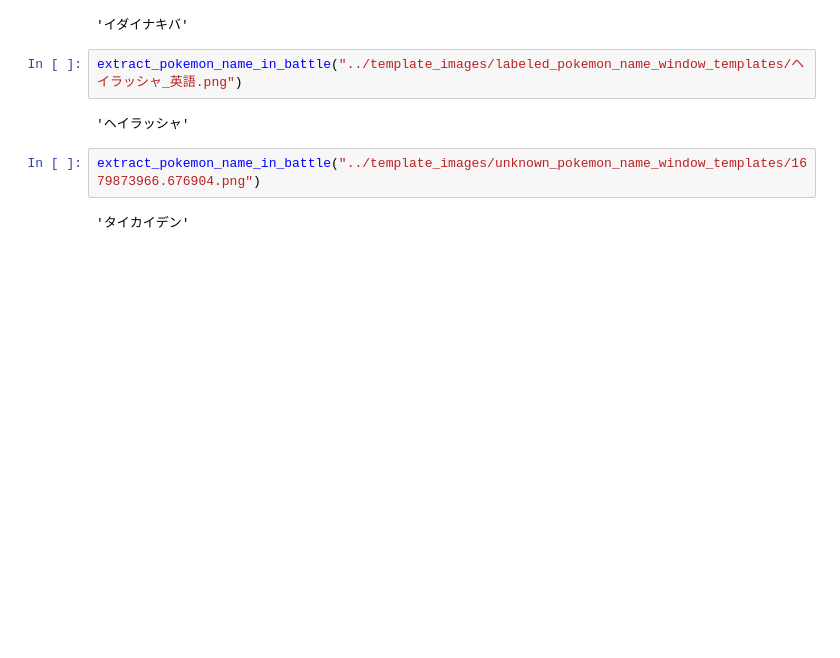
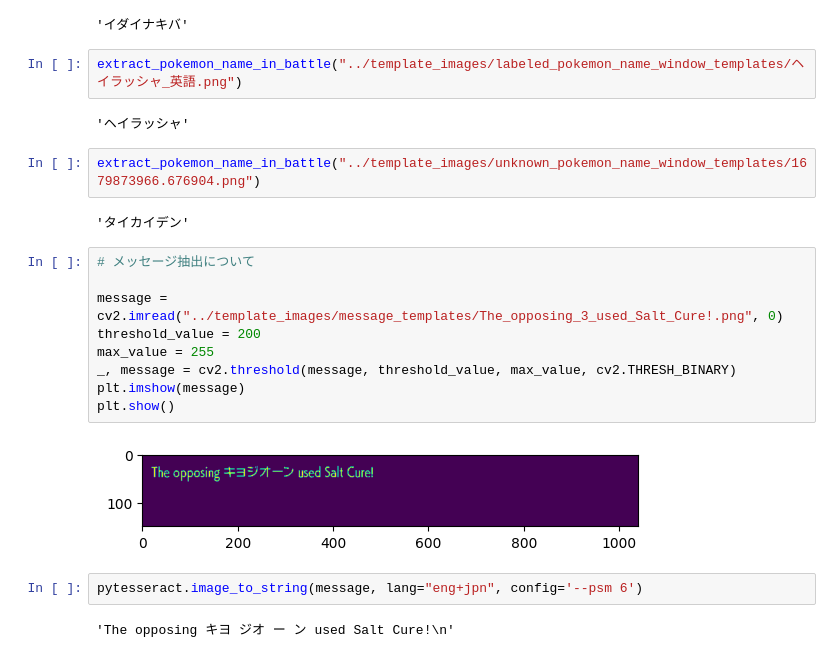
Before and after one commit to fufufukakaka/poke_battle_logger, a Jupyter notebook: notebook/対戦中のポケモン名抽出_tesseract検証.ipynb, the cells around one changed output. Saved outputs shown, nothing was run; the diff lists cells and outputs as text; blank space fills up the shorter version.

```diff
--- a/notebook/対戦中のポケモン名抽出_tesseract検証.ipynb
+++ b/notebook/対戦中のポケモン名抽出_tesseract検証.ipynb
@@ -195,3 +208,18 @@ extract_pokemon_name_in_battle("../template_images/labeled_pokemon_name_window_t
 extract_pokemon_name_in_battle("../template_images/unknown_pokemon_name_window_templates/1679873966.676904.png")
 # %% [output]
 'タイカイデン'
+# %%
+# メッセージ抽出について
+
+message = cv2.imread("../template_images/message_templates/The_opposing_3_used_Salt_Cure!.png", 0)
+threshold_value = 200
+max_value = 255
+_, message = cv2.threshold(message, threshold_value, max_value, cv2.THRESH_BINARY)
+plt.imshow(message)
+plt.show()
+# %% [output]
+[figure, added]
+# %%
+pytesseract.image_to_string(message, lang="eng+jpn", config='--psm 6')
+# %% [output]
+'The opposing キヨ ジオ ー ン used Salt Cure!\n'
```
Also changed, not shown: parts of 7 cells of this notebook, 3 other files.
